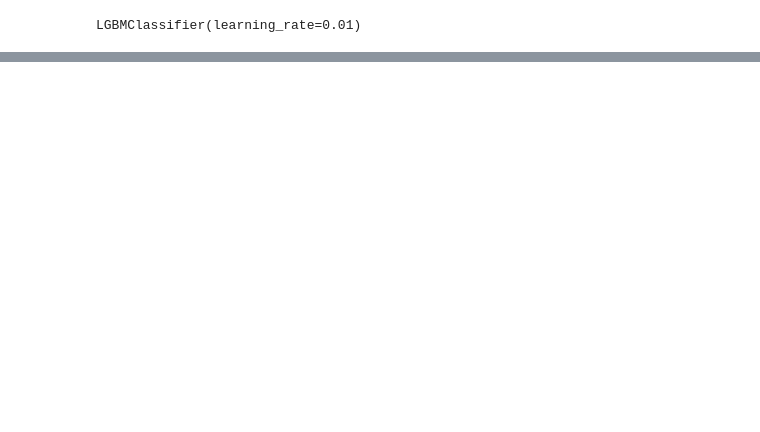
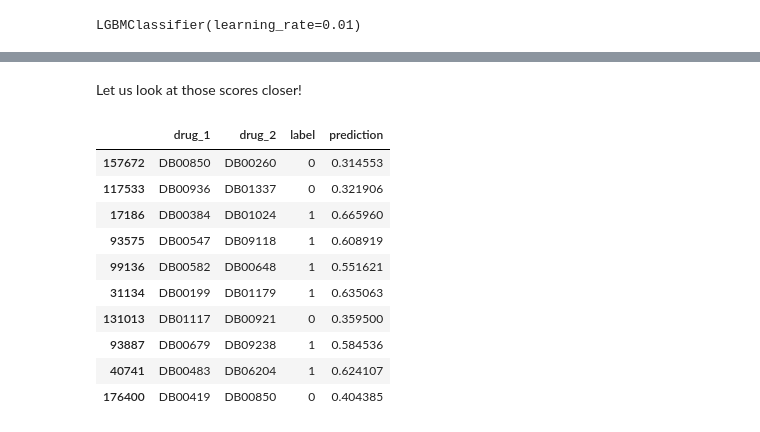
Before and after one commit to benedekrozemberczki/tigerlily, a Jupyter notebook: example_notebook.ipynb, the cells around one changed output, grey strips where cells are left out. Drawn from its saved outputs; the diff is of its cells as text; code cells hidden in the pictures; blank space fills up the shorter version.

```diff
--- a/example_notebook.ipynb
+++ b/example_notebook.ipynb
@@ -79,2 +173,2 @@ embedding = embedding_machine.fit(pagerank_scores)
 # %%
-drug_pair_features = embedding_machine.create_features(target, concatenation_operator)
+drug_pair_features = embedding_machine.create_features(target, hadamard_operator)
@@ -98,0 +199,17 @@ AUROC score: 0.9664
+# %% [markdown]
+Let us look at those scores closer!
+# %%
+y_test["prediction"] = predicted_label[:,1]
+y_test.head(10)
+# %% [output]
+|  | drug_1 | drug_2 | label | prediction |
+| 157672 | DB00850 | DB00260 | 0 | 0.314553 |
+| 117533 | DB00936 | DB01337 | 0 | 0.321906 |
+| 17186 | DB00384 | DB01024 | 1 | 0.665960 |
+| 93575 | DB00547 | DB09118 | 1 | 0.608919 |
+| 99136 | DB00582 | DB00648 | 1 | 0.551621 |
+| 31134 | DB00199 | DB01179 | 1 | 0.635063 |
+| 131013 | DB01117 | DB00921 | 0 | 0.359500 |
+| 93887 | DB00679 | DB09238 | 1 | 0.584536 |
+| 40741 | DB00483 | DB06204 | 1 | 0.624107 |
+| 176400 | DB00419 | DB00850 | 0 | 0.404385 |
```
Also changed, not shown: parts of 48 cells of this notebook.
